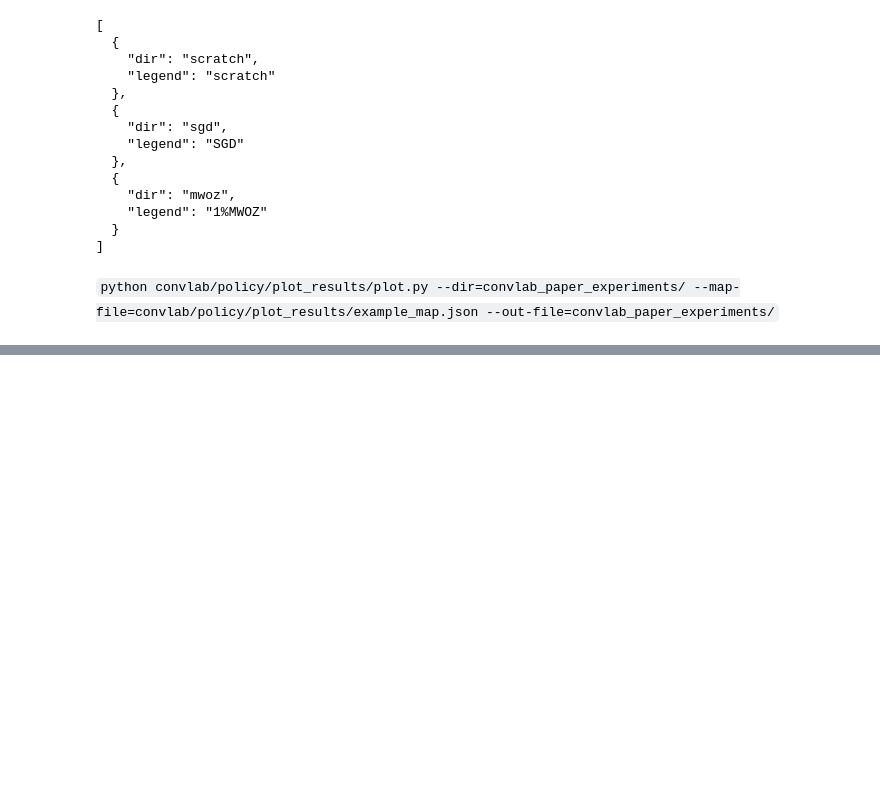
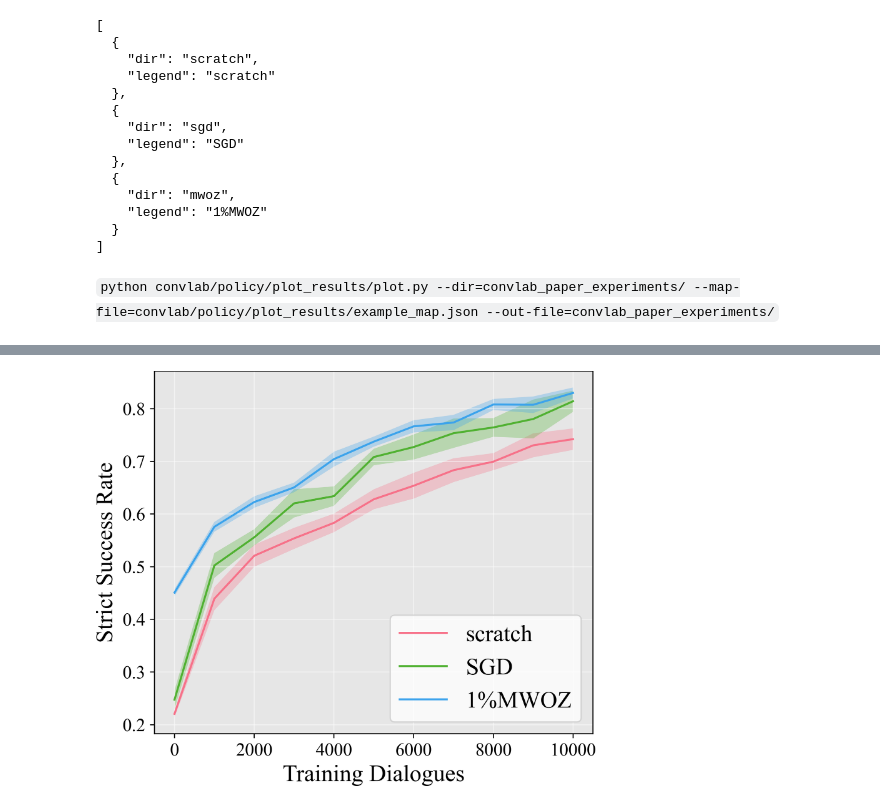
Before and after one commit to ConvLab/ConvLab-3, a Jupyter notebook: tutorials/RL_train+evaluate.ipynb, the cells around one changed output, grey strips where cells are left out. Drawn from its saved outputs; the diff is of its cells as text; code cells hidden in the pictures; blank space fills up the shorter version.

Commit message:
updated rl tutorial

```diff
--- a/tutorials/RL_train+evaluate.ipynb
+++ b/tutorials/RL_train+evaluate.ipynb
@@ -160,0 +166,4 @@ IFrame("figures/rl_figures/request_probability.pdf", width=520, height=480)
+# %%
+display(Image(filename='convlab_rl_tutorial/rl_figures/_success_rate_strict.png', height=400, width=500))
+# %% [output]
+[figure, added]
```
Also changed, not shown: parts of 17 cells of this notebook.
